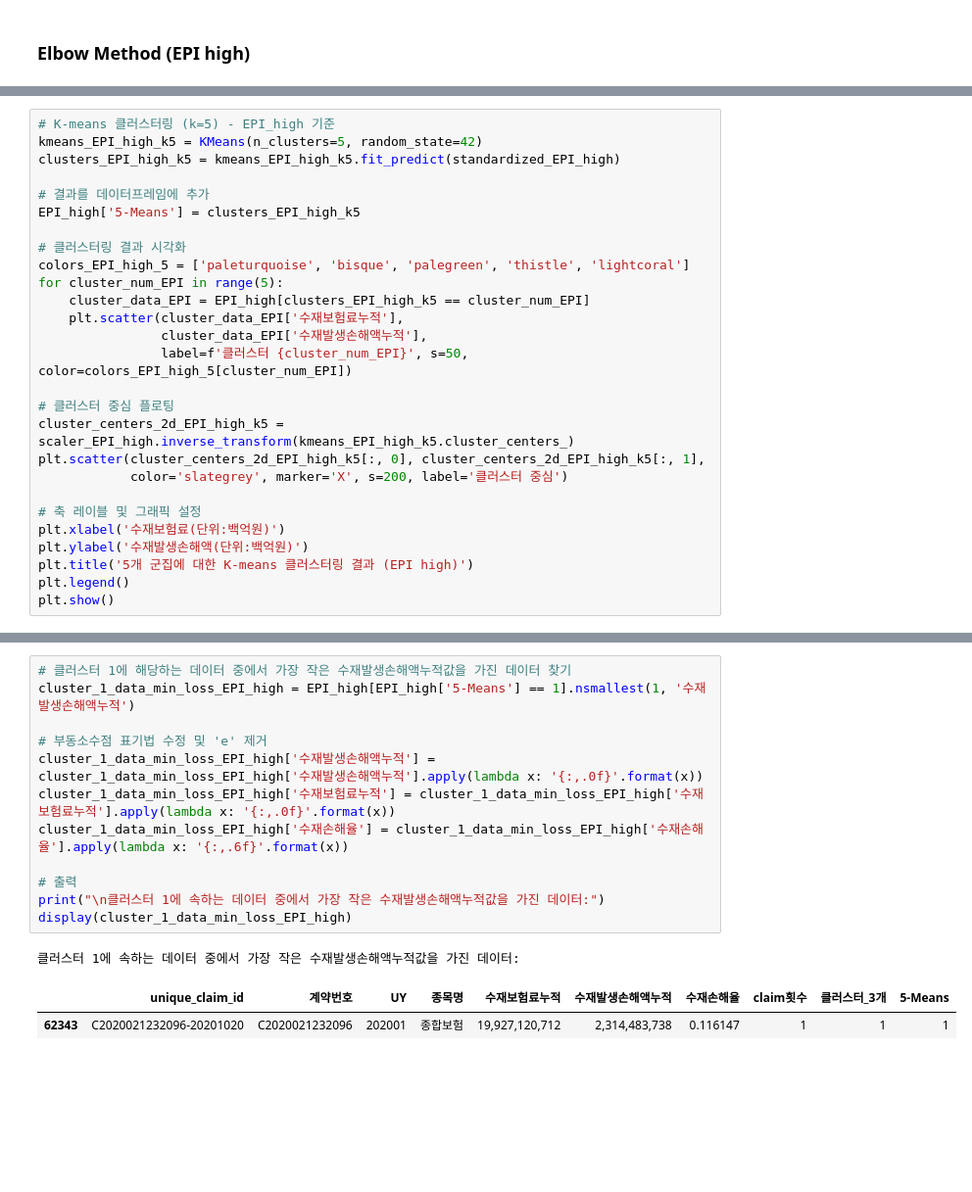
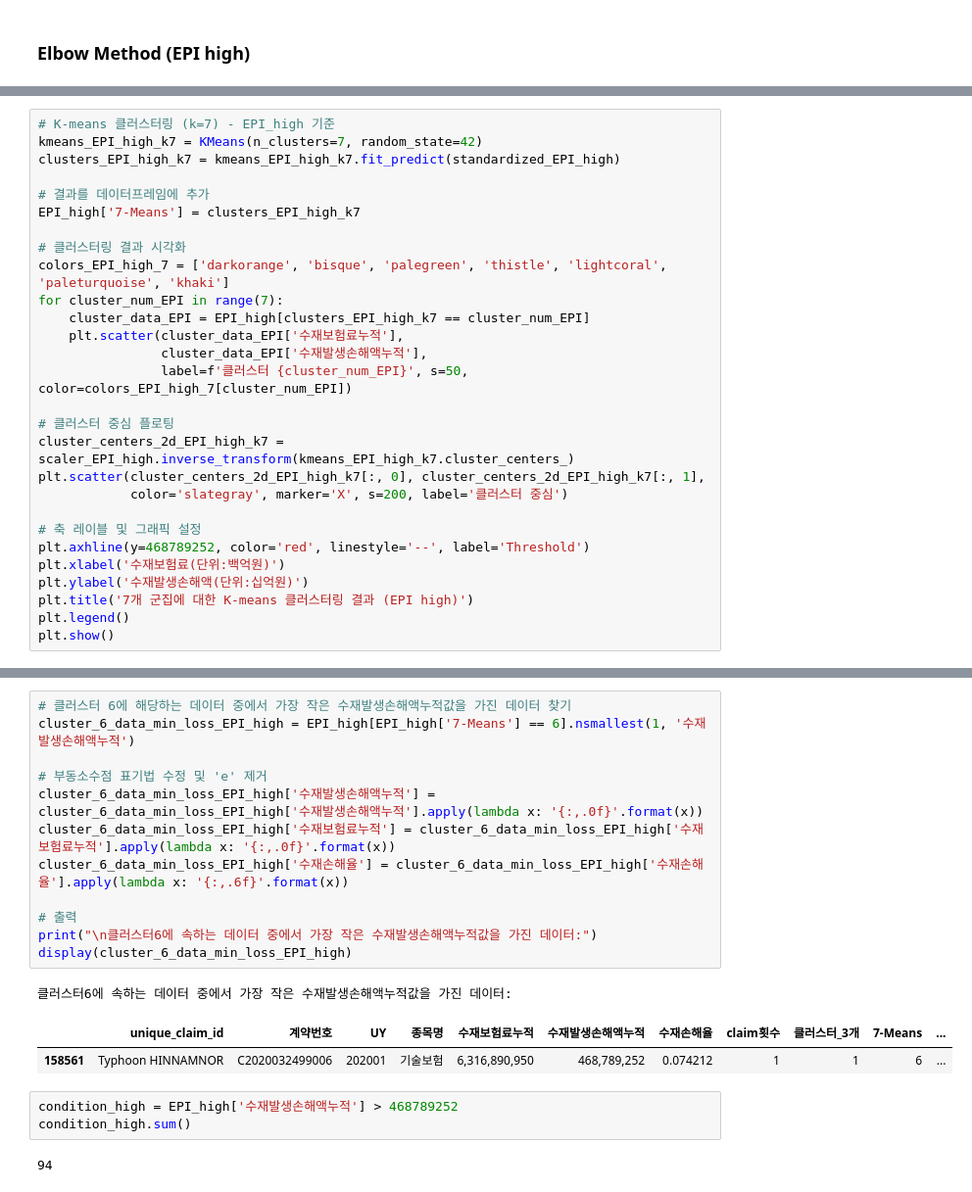
Before and after one commit to HyemiGu/ESC-22WINTER, a Jupyter notebook: 국내비재물LL클러스터링.ipynb, the cells around one changed output, grey strips where cells are left out. Shown: that part at 98% size. Drawn from its saved outputs; the diff is of its cells as text; blank space fills up the shorter version.

```diff
--- a/국내비재물LL클러스터링.ipynb
+++ b/국내비재물LL클러스터링.ipynb
@@ -728,28 +728,29 @@ plt.show()
 # %%
-# K-means 클러스터링 (k=5) - EPI_high 기준
-kmeans_EPI_high_k5 = KMeans(n_clusters=5, random_state=42)
-clusters_EPI_high_k5 = kmeans_EPI_high_k5.fit_predict(standardized_EPI_high)
+# K-means 클러스터링 (k=7) - EPI_high 기준
+kmeans_EPI_high_k7 = KMeans(n_clusters=7, random_state=42)
+clusters_EPI_high_k7 = kmeans_EPI_high_k7.fit_predict(standardized_EPI_high)
 
 # 결과를 데이터프레임에 추가
-EPI_high['5-Means'] = clusters_EPI_high_k5
+EPI_high['7-Means'] = clusters_EPI_high_k7
 
 # 클러스터링 결과 시각화
-colors_EPI_high_5 = ['paleturquoise', 'bisque', 'palegreen', 'thistle', 'lightcoral']
-for cluster_num_EPI in range(5):
-    cluster_data_EPI = EPI_high[clusters_EPI_high_k5 == cluster_num_EPI]
+colors_EPI_high_7 = ['darkorange', 'bisque', 'palegreen', 'thistle', 'lightcoral', 'paleturquoise', 'khaki']
+for cluster_num_EPI in range(7):
+    cluster_data_EPI = EPI_high[clusters_EPI_high_k7 == cluster_num_EPI]
     plt.scatter(cluster_data_EPI['수재보험료누적'],
                 cluster_data_EPI['수재발생손해액누적'],
-                label=f'클러스터 {cluster_num_EPI}', s=50, color=colors_EPI_high_5[cluster_num_EPI])
+                label=f'클러스터 {cluster_num_EPI}', s=50, color=colors_EPI_high_7[cluster_num_EPI])
 
 # 클러스터 중심 플로팅
-cluster_centers_2d_EPI_high_k5 = scaler_EPI_high.inverse_transform(kmeans_EPI_high_k5.cluster_centers_)
-plt.scatter(cluster_centers_2d_EPI_high_k5[:, 0], cluster_centers_2d_EPI_high_k5[:, 1],
-            color='slategrey', marker='X', s=200, label='클러스터 중심')
+cluster_centers_2d_EPI_high_k7 = scaler_EPI_high.inverse_transform(kmeans_EPI_high_k7.cluster_centers_)
+plt.scatter(cluster_centers_2d_EPI_high_k7[:, 0], cluster_centers_2d_EPI_high_k7[:, 1],
+            color='slategray', marker='X', s=200, label='클러스터 중심')
 
 # 축 레이블 및 그래픽 설정
+plt.axhline(y=468789252, color='red', linestyle='--', label='Threshold')
 plt.xlabel('수재보험료(단위:백억원)')
-plt.ylabel('수재발생손해액(단위:백억원)')
-plt.title('5개 군집에 대한 K-means 클러스터링 결과 (EPI high)')
+plt.ylabel('수재발생손해액(단위:십억원)')
+plt.title('7개 군집에 대한 K-means 클러스터링 결과 (EPI high)')
 plt.legend()
 plt.show()
 # %% [output]
@@ -775,16 +778,21 @@ for cluster_num in range(5):
 # %%
-# 클러스터 1에 해당하는 데이터 중에서 가장 작은 수재발생손해액누적값을 가진 데이터 찾기
-cluster_1_data_min_loss_EPI_high = EPI_high[EPI_high['5-Means'] == 1].nsmallest(1, '수재발생손해액누적')
+# 클러스터 6에 해당하는 데이터 중에서 가장 작은 수재발생손해액누적값을 가진 데이터 찾기
+cluster_6_data_min_loss_EPI_high = EPI_high[EPI_high['7-Means'] == 6].nsmallest(1, '수재발생손해액누적')
 
 # 부동소수점 표기법 수정 및 'e' 제거
-cluster_1_data_min_loss_EPI_high['수재발생손해액누적'] = cluster_1_data_min_loss_EPI_high['수재발생손해액누적'].apply(lambda x: '{:,.0f}'.format(x))
-cluster_1_data_min_loss_EPI_high['수재보험료누적'] = cluster_1_data_min_loss_EPI_high['수재보험료누적'].apply(lambda x: '{:,.0f}'.format(x))
-cluster_1_data_min_loss_EPI_high['수재손해율'] = cluster_1_data_min_loss_EPI_high['수재손해율'].apply(lambda x: '{:,.6f}'.format(x))
+cluster_6_data_min_loss_EPI_high['수재발생손해액누적'] = cluster_6_data_min_loss_EPI_high['수재발생손해액누적'].apply(lambda x: '{:,.0f}'.format(x))
+cluster_6_data_min_loss_EPI_high['수재보험료누적'] = cluster_6_data_min_loss_EPI_high['수재보험료누적'].apply(lambda x: '{:,.0f}'.format(x))
+cluster_6_data_min_loss_EPI_high['수재손해율'] = cluster_6_data_min_loss_EPI_high['수재손해율'].apply(lambda x: '{:,.6f}'.format(x))
 
 # 출력
-print("\n클러스터 1에 속하는 데이터 중에서 가장 작은 수재발생손해액누적값을 가진 데이터:")
-display(cluster_1_data_min_loss_EPI_high)
+print("\n클러스터6에 속하는 데이터 중에서 가장 작은 수재발생손해액누적값을 가진 데이터:")
+display(cluster_6_data_min_loss_EPI_high)
 # %% [output]
-클러스터 1에 속하는 데이터 중에서 가장 작은 수재발생손해액누적값을 가진 데이터:
+클러스터6에 속하는 데이터 중에서 가장 작은 수재발생손해액누적값을 가진 데이터:
-|  | unique_claim_id | 계약번호 | UY | 종목명 | 수재보험료누적 | 수재발생손해액누적 | 수재손해율 | claim횟수 | 클러스터_3개 | 5-Means |
-| 62343 | C2020021232096-20201020 | C2020021232096 | 202001 | 종합보험 | 19,927,120,712 | 2,314,483,738 | 0.116147 | 1 | 1 | 1 |
+|  | unique_claim_id | 계약번호 | UY | 종목명 | 수재보험료누적 | 수재발생손해액누적 | 수재손해율 | claim횟수 | 클러스터_3개 | 7-Means | ... |
+| 158561 | Typhoon HINNAMNOR | C2020032499006 | 202001 | 기술보험 | 6,316,890,950 | 468,789,252 | 0.074212 | 1 | 1 | 6 | ... |
+# %%
+condition_high = EPI_high['수재발생손해액누적'] > 468789252
+condition_high.sum()
+# %% [output]
+94
```
Also changed, not shown: parts of 24 cells of this notebook.
